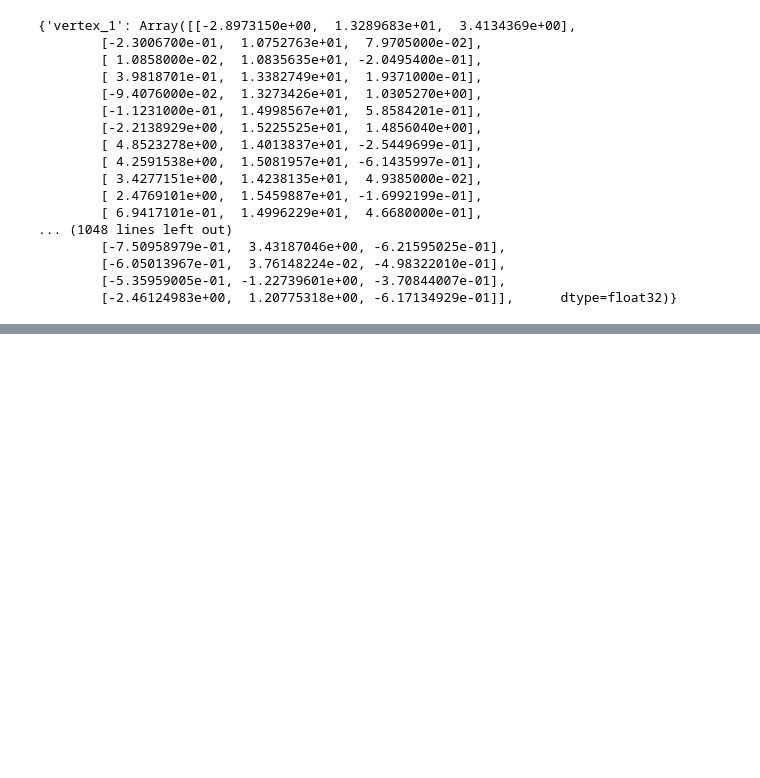
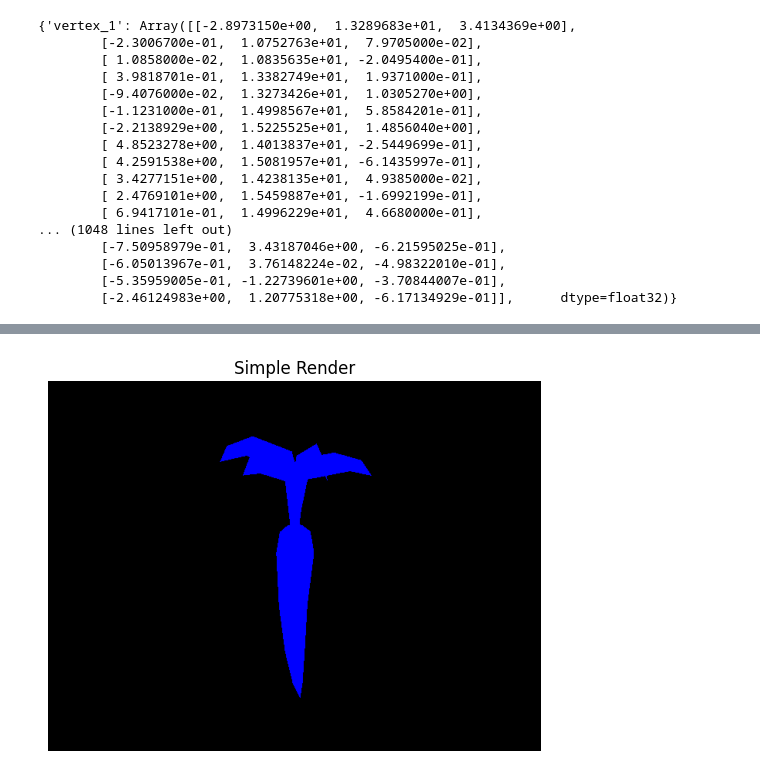
Before and after one commit to dipanjan92/Light-Transport, a Jupyter notebook: render.ipynb, the cells around one changed output, grey strips where cells are left out. Drawn from its saved outputs; the diff is of its cells as text; code cells hidden in the pictures; blank space fills up the shorter version.

```diff
--- a/render.ipynb
+++ b/render.ipynb
@@ -21,8 +23,8 @@ crawler = "objects/crawler.obj"
 file_path = carrot
 # %%
 vertices, faces = load_obj(file_path)
-triangle_arrays = create_triangle_arrays(vertices, faces)
-triangle_arrays
+triangles = create_triangle_arrays(vertices, faces)
+triangles
 # %% [output]
 {'vertex_1': Array([[-2.8973150e+00,  1.3289683e+01,  3.4134369e+00],
         [-2.3006700e-01,  1.0752763e+01,  7.9705000e-02],
@@ -413,0 +46,4 @@ KeyError: -1
+# %%
+from accelerators.bvh import build_bvh
+
+bvh = build_bvh(triangles, max_leaf_size=4)
@@ -413,0 +99,21 @@ KeyError: -1
+# %%
+from base.renderer import create_default_camera, render
+
+# Create a default camera that frames the entire object.
+width = 640
+height = 480
+fov = 45.0  # vertical field-of-view in degrees
+camera = create_default_camera(triangles, width, height, fov)
+
+# Render the image.
+image = render(triangles, bvh, camera)
+
+# Display the image using matplotlib.
+import matplotlib.pyplot as plt
+
+plt.imshow(image)
+plt.title("Simple Render")
+plt.axis("off")
+plt.show()
+# %% [output]
+[figure, added]
```
Also changed, not shown: parts of 19 cells of this notebook, 10 other files.
